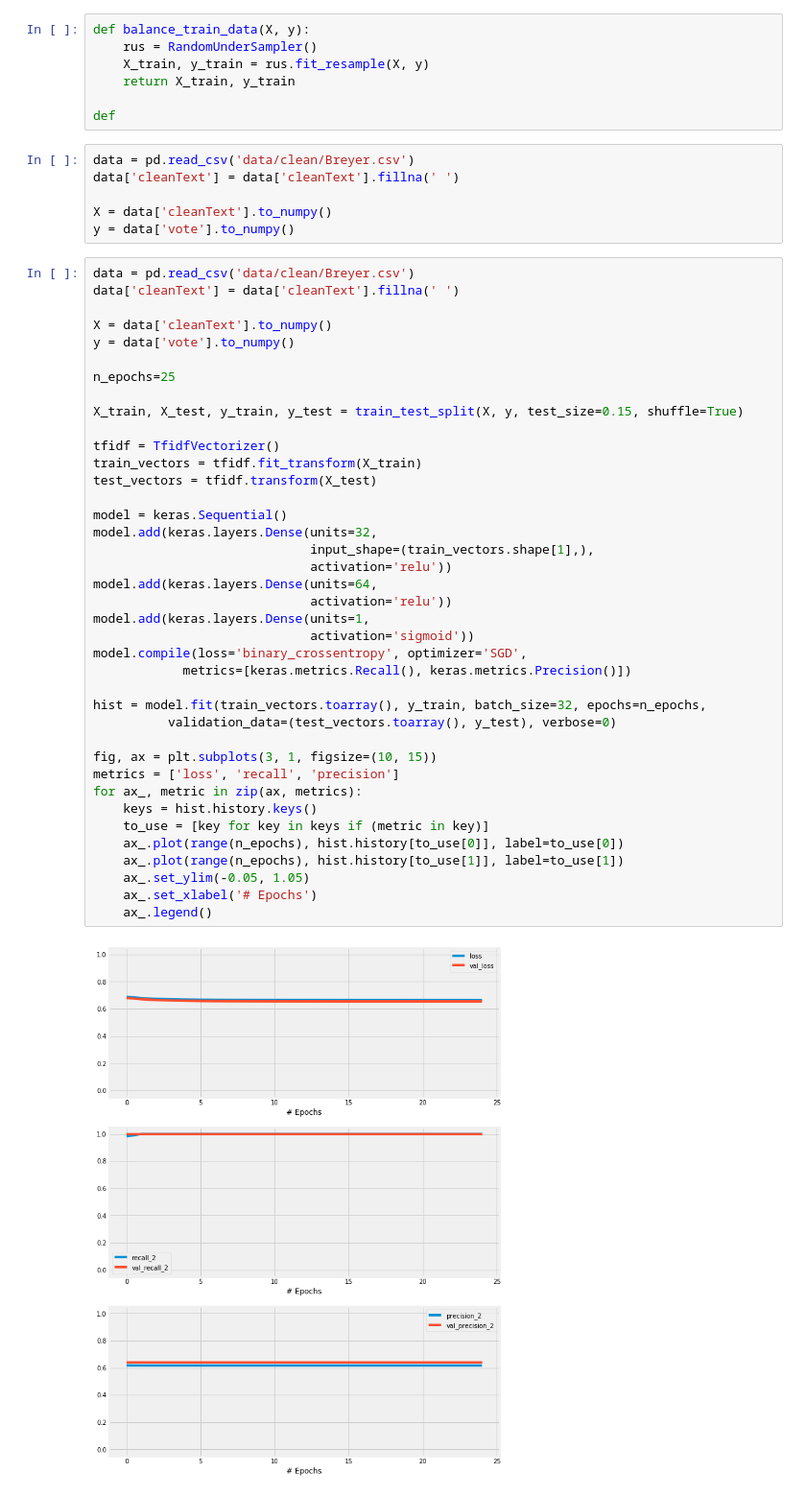
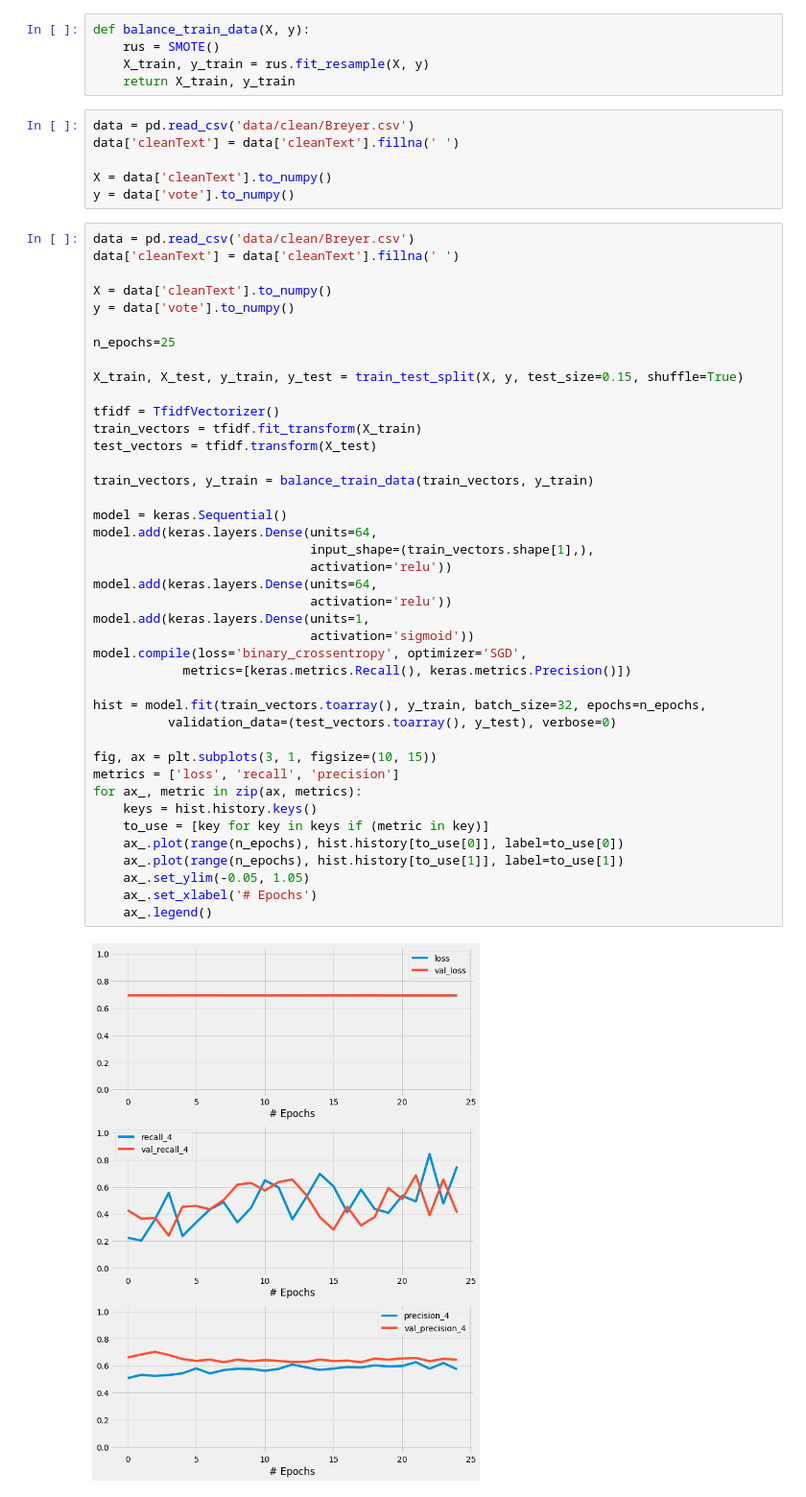
Before and after one commit to rcohngru/Predicting-Supreme-Court-Outcomes, a Jupyter notebook: DL Model.ipynb, the cells around one changed output. Shown at 96% size. Saved outputs shown, nothing was run; the diff lists cells and outputs as text.

```diff
--- a/DL Model.ipynb
+++ b/DL Model.ipynb
@@ -19,11 +19,9 @@ plt.style.use('fivethirtyeight')
 warnings.filterwarnings('ignore')
 # %%
 def balance_train_data(X, y):
-    rus = RandomUnderSampler()
+    rus = SMOTE()
     X_train, y_train = rus.fit_resample(X, y)
     return X_train, y_train
-
-def
 # %%
 data = pd.read_csv('data/clean/Breyer.csv')
 data['cleanText'] = data['cleanText'].fillna(' ')
@@ -42,32 +40,34 @@ n_epochs=25
 X_train, X_test, y_train, y_test = train_test_split(X, y, test_size=0.15, shuffle=True)
 
 tfidf = TfidfVectorizer()
 train_vectors = tfidf.fit_transform(X_train)
 test_vectors = tfidf.transform(X_test)
 
+train_vectors, y_train = balance_train_data(train_vectors, y_train)
+
 model = keras.Sequential()
-model.add(keras.layers.Dense(units=32,
+model.add(keras.layers.Dense(units=64,
                              input_shape=(train_vectors.shape[1],),
                              activation='relu'))
 model.add(keras.layers.Dense(units=64,
                              activation='relu'))
 model.add(keras.layers.Dense(units=1,
                              activation='sigmoid'))
 model.compile(loss='binary_crossentropy', optimizer='SGD',
             metrics=[keras.metrics.Recall(), keras.metrics.Precision()])
 
 hist = model.fit(train_vectors.toarray(), y_train, batch_size=32, epochs=n_epochs,
           validation_data=(test_vectors.toarray(), y_test), verbose=0)
 
 fig, ax = plt.subplots(3, 1, figsize=(10, 15))
 metrics = ['loss', 'recall', 'precision']
 for ax_, metric in zip(ax, metrics):
     keys = hist.history.keys()
     to_use = [key for key in keys if (metric in key)]
     ax_.plot(range(n_epochs), hist.history[to_use[0]], label=to_use[0])
     ax_.plot(range(n_epochs), hist.history[to_use[1]], label=to_use[1])
     ax_.set_ylim(-0.05, 1.05)
     ax_.set_xlabel('# Epochs')
     ax_.legend()
 # %% [output]
-[figure, old version]
+[figure, new version]
```
Also changed, not shown: 7 other files.
